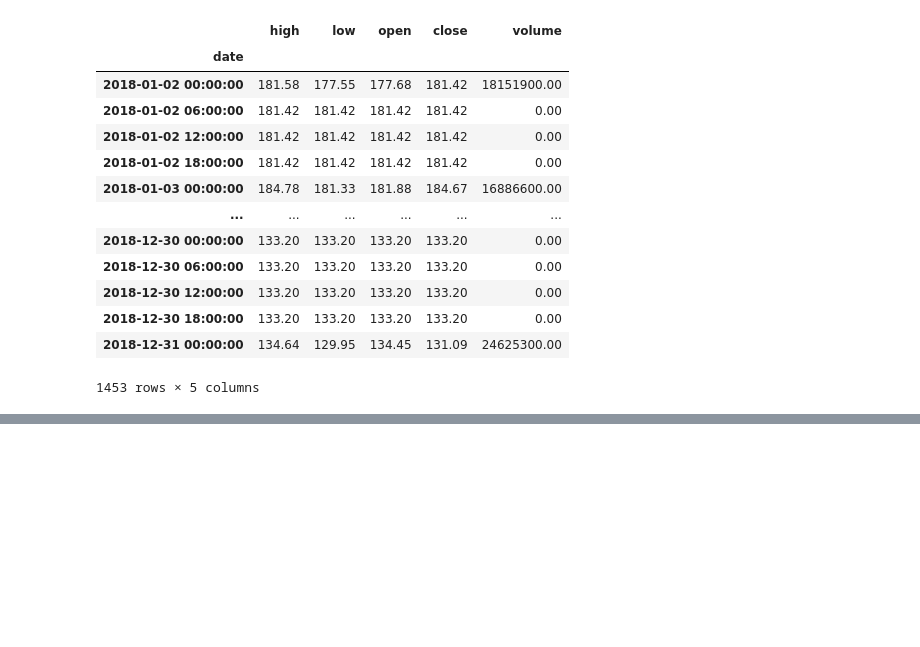
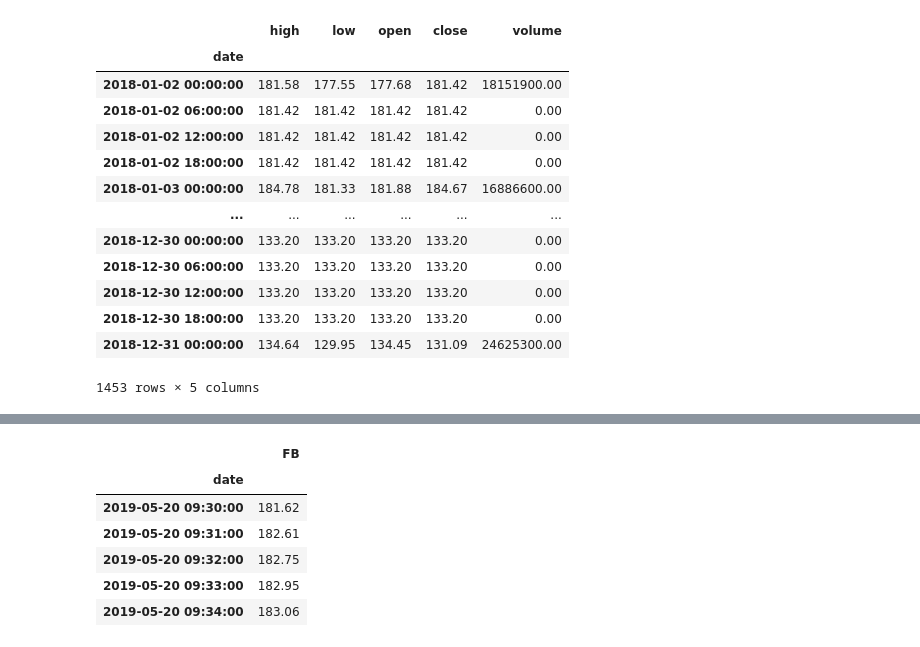
Before and after one commit to nadia-paz/ds-learning, a Jupyter notebook: data_analysis_pandas/08_time_series.ipynb, the cells around one changed output, grey strips where cells are left out. Drawn from its saved outputs; the diff is of its cells as text; code cells hidden in the pictures; blank space fills up the shorter version.

```diff
--- a/data_analysis_pandas/08_time_series.ipynb
+++ b/data_analysis_pandas/08_time_series.ipynb
@@ -604,0 +637,10 @@ fb.drop('trading_volume', axis=1).resample('6H').asfreq().assign(
+# %%
+fb_prices.head()
+# %% [output]
+|  | FB |
+| date |  |
+| 2019-05-20 09:30:00 | 181.62 |
+| 2019-05-20 09:31:00 | 182.61 |
+| 2019-05-20 09:32:00 | 182.75 |
+| 2019-05-20 09:33:00 | 182.95 |
+| 2019-05-20 09:34:00 | 183.06 |
```
Also changed, not shown: parts of 9 cells of this notebook.
